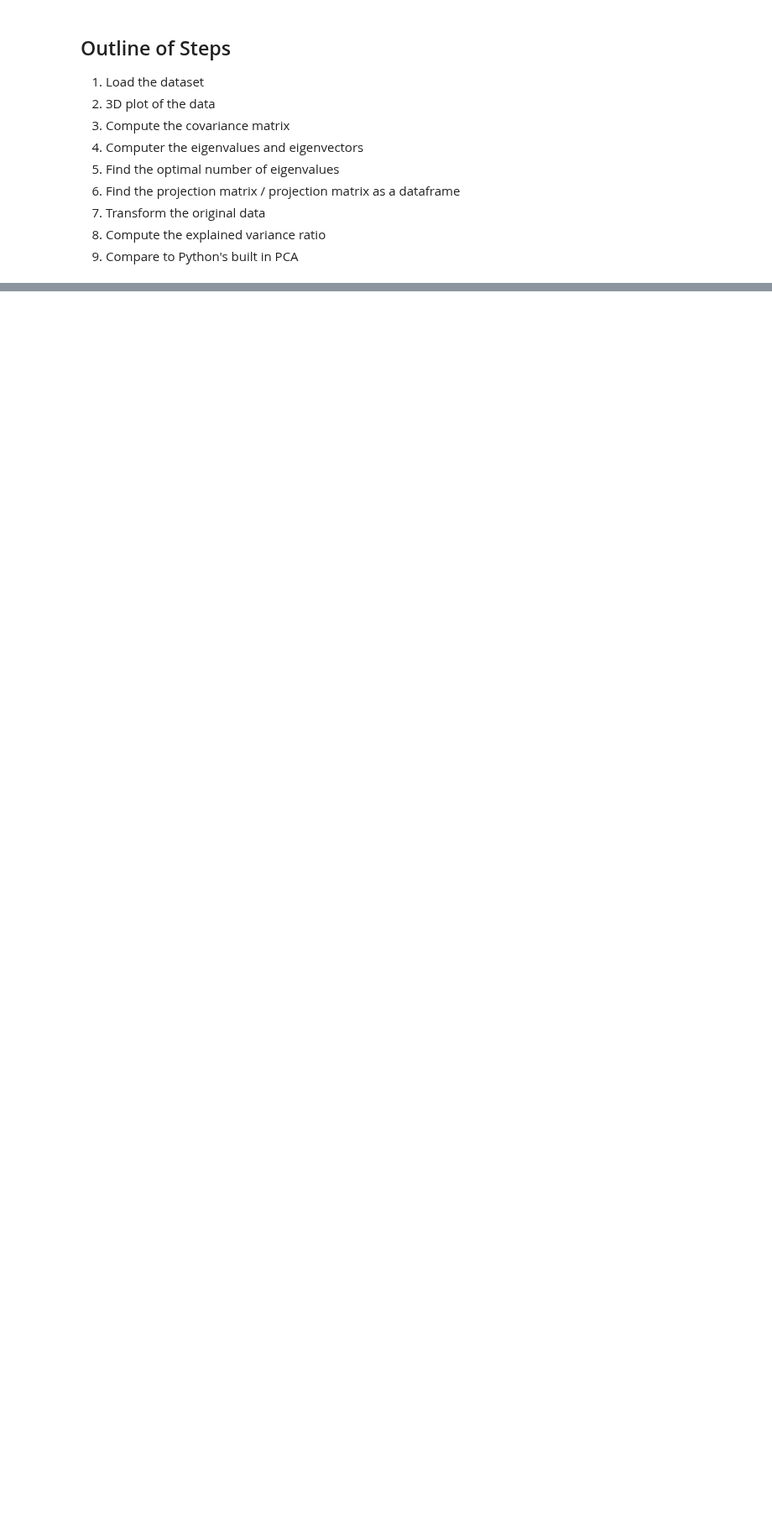
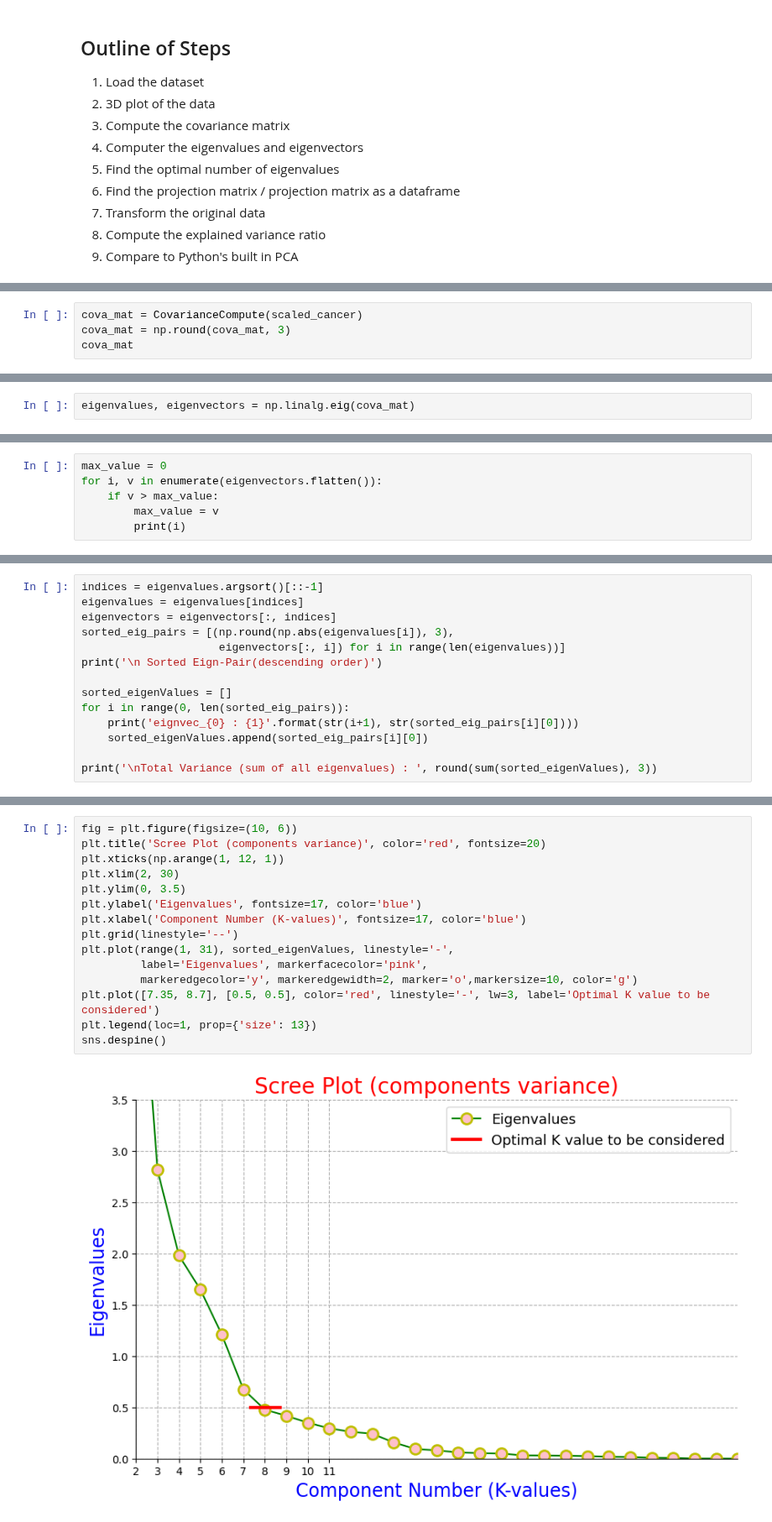
Before and after one commit to PaulToronto/Howard-University-Coursera-Linear-Algebra-For-Data-Science-Specialization, a Jupyter notebook: 2_4_3_Solving_Applications.ipynb, the cells around one changed output, grey strips where cells are left out. Shown at 84% size. Drawn from its saved outputs; the diff is of its cells as text; blank space fills up the shorter version.

```diff
--- a/2_4_3_Solving_Applications.ipynb
+++ b/2_4_3_Solving_Applications.ipynb
@@ -132,0 +149,4 @@ fig.update_traces(marker=dict(size=13,
+# %%
+cova_mat = CovarianceCompute(scaled_cancer)
+cova_mat = np.round(cova_mat, 3)
+cova_mat
@@ -132,0 +182,2 @@ fig.update_traces(marker=dict(size=13,
+# %%
+eigenvalues, eigenvectors = np.linalg.eig(cova_mat)
@@ -132,0 +227,6 @@ fig.update_traces(marker=dict(size=13,
+# %%
+max_value = 0
+for i, v in enumerate(eigenvectors.flatten()):
+    if v > max_value:
+        max_value = v
+        print(i)
@@ -132,0 +284,14 @@ fig.update_traces(marker=dict(size=13,
+# %%
+indices = eigenvalues.argsort()[::-1]
+eigenvalues = eigenvalues[indices]
+eigenvectors = eigenvectors[:, indices]
+sorted_eig_pairs = [(np.round(np.abs(eigenvalues[i]), 3),
+                     eigenvectors[:, i]) for i in range(len(eigenvalues))]
+print('\n Sorted Eign-Pair(descending order)')
+
+sorted_eigenValues = []
+for i in range(0, len(sorted_eig_pairs)):
+    print('eignvec_{0} : {1}'.format(str(i+1), str(sorted_eig_pairs[i][0])))
+    sorted_eigenValues.append(sorted_eig_pairs[i][0])
+
+print('\nTotal Variance (sum of all eigenvalues) : ', round(sum(sorted_eigenValues), 3))
@@ -132,0 +329,17 @@ fig.update_traces(marker=dict(size=13,
+# %%
+fig = plt.figure(figsize=(10, 6))
+plt.title('Scree Plot (components variance)', color='red', fontsize=20)
+plt.xticks(np.arange(1, 12, 1))
+plt.xlim(2, 30)
+plt.ylim(0, 3.5)
+plt.ylabel('Eigenvalues', fontsize=17, color='blue')
+plt.xlabel('Component Number (K-values)', fontsize=17, color='blue')
+plt.grid(linestyle='--')
+plt.plot(range(1, 31), sorted_eigenValues, linestyle='-',
+         label='Eigenvalues', markerfacecolor='pink',
+         markeredgecolor='y', markeredgewidth=2, marker='o',markersize=10, color='g')
+plt.plot([7.35, 8.7], [0.5, 0.5], color='red', linestyle='-', lw=3, label='Optimal K value to be considered')
+plt.legend(loc=1, prop={'size': 13})
+sns.despine()
+# %% [output]
+[figure, added]
```
Also changed, not shown: parts of 51 cells of this notebook.
